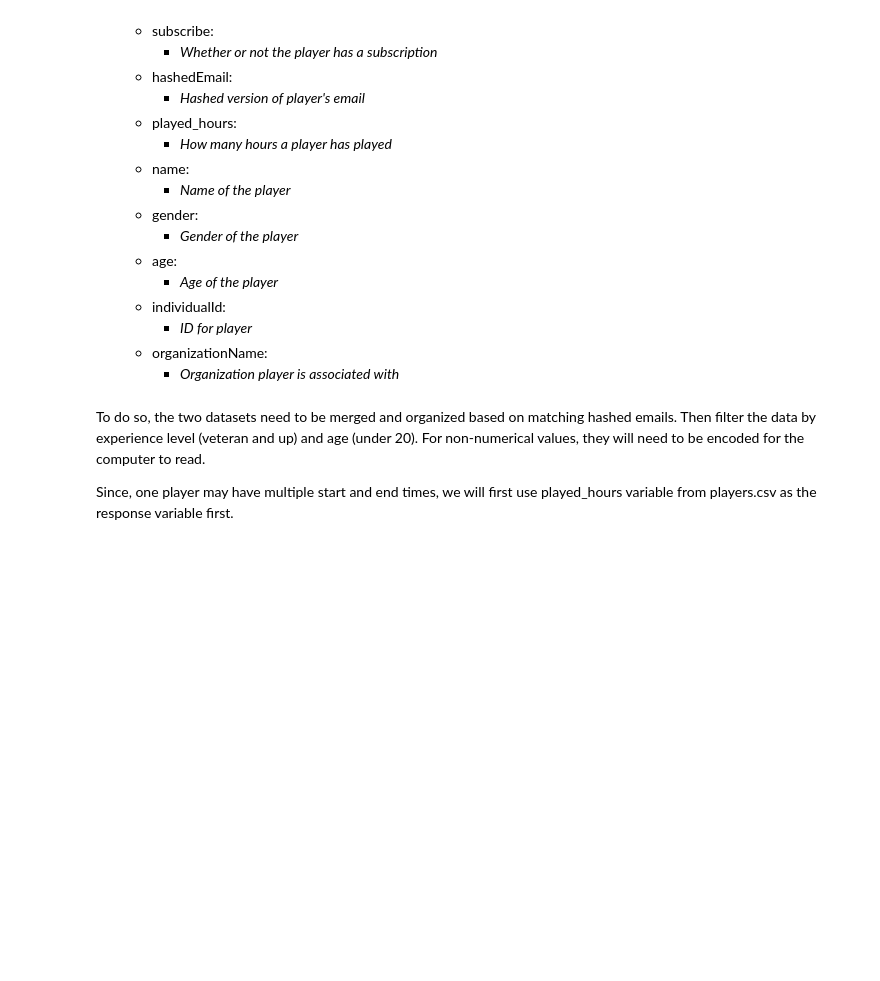
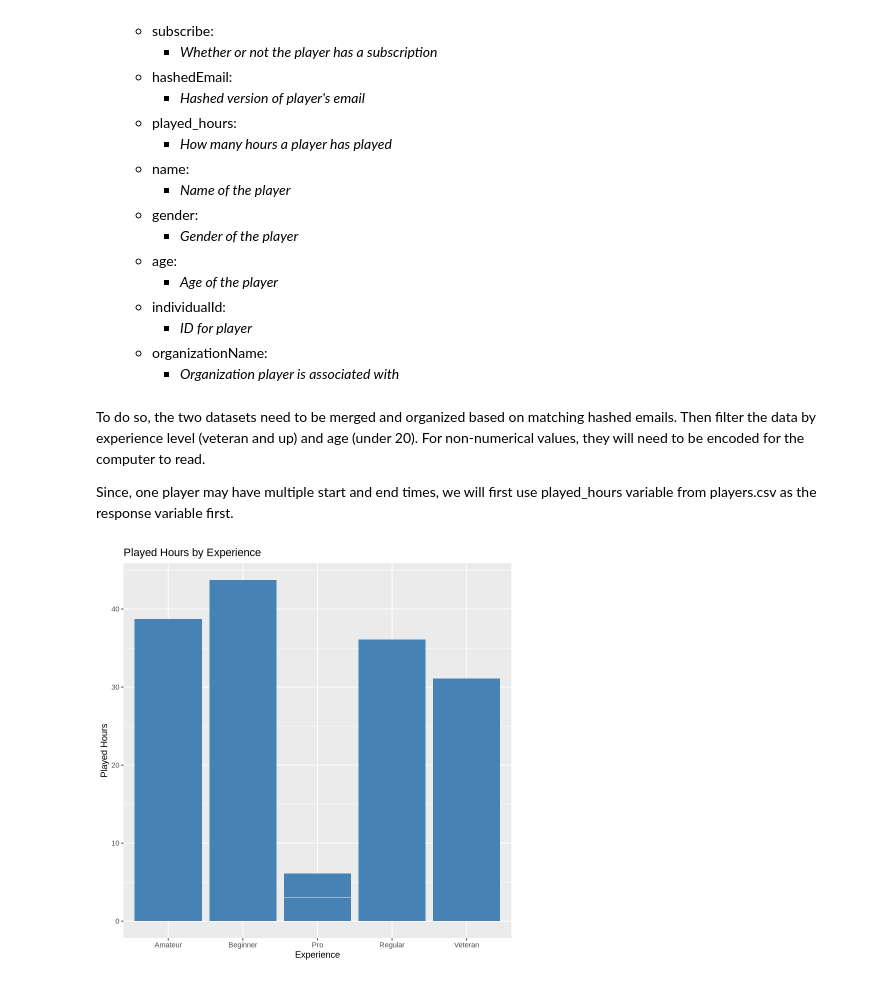
Before and after one commit to taekimgithub/GamingTimePrediction, a Jupyter notebook: Final Project Report.ipynb, the cells around one changed output. Drawn from its saved outputs; the diff is of its cells as text; code cells hidden in the pictures; blank space fills up the shorter version.

```diff
--- a/Final Project Report.ipynb
+++ b/Final Project Report.ipynb
@@ -194,3 +203,12 @@ spc_tbl_ [196 × 9] (S3: spec_tbl_df/tbl_df/tbl/data.frame)
 To do so, the two datasets need to be merged and organized based on matching hashed emails. Then filter the data by experience level (veteran and up) and age (under 20). For non-numerical values, they will need to be encoded for the computer to read.
 
 Since, one player may have multiple start and end times, we will first use played_hours variable from players.csv as the response variable first.
+# %%
+filtered_players <- players |>
+filter(played_hours > 0 & played_hours <= 25)
+# %%
+ggplot(filtered_players, aes(x = experience, y = played_hours)) +
+    geom_bar(stat = "identity", fill = "steelblue") +
+    labs(title = "Played Hours by Experience", x = "Experience", y = "Played Hours")
+# %% [output]
+[figure, added]
```
Also changed, not shown: parts of 4 cells of this notebook.
